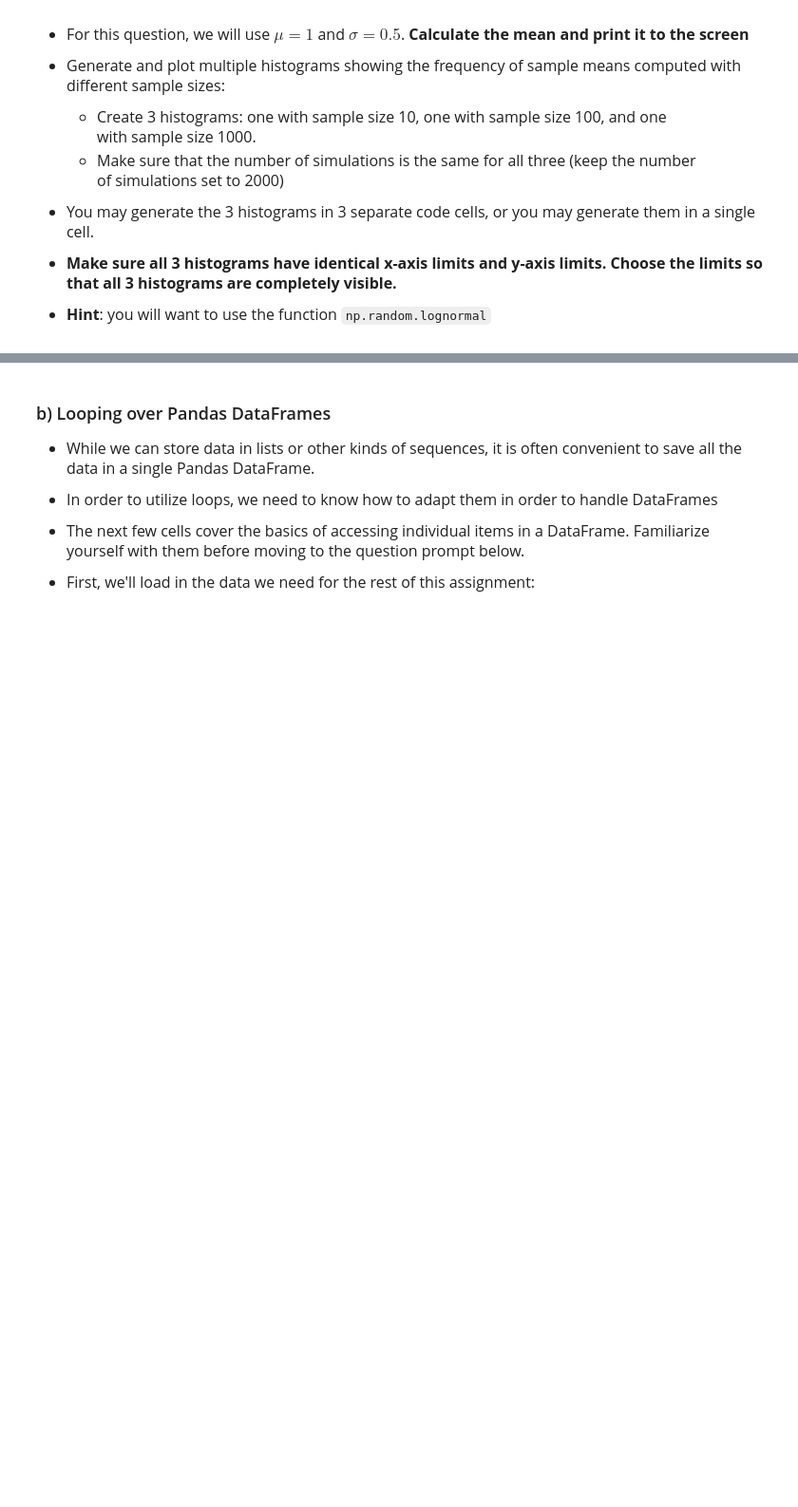
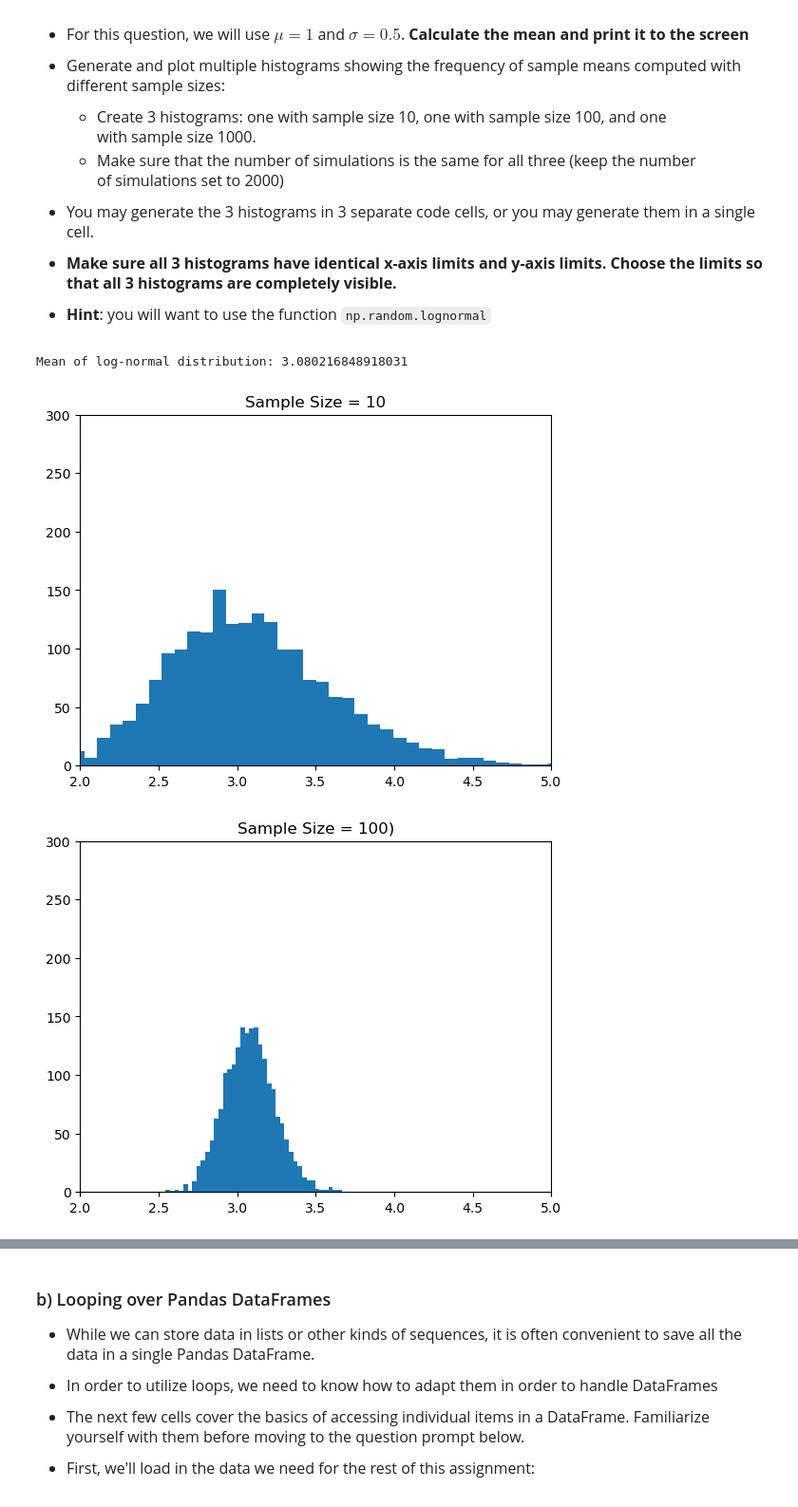
Before and after one commit to Irene7100/datasci151spring2026, a Jupyter notebook: _assignments/assignment_5/Assignment5.ipynb, the cells around one changed output, grey strips where cells are left out. Shown at 95% size. Cells and saved outputs as stored; diff of their text form; code cells hidden in the pictures; blank space fills up the shorter version.

```diff
--- a/_assignments/assignment_5/Assignment5.ipynb
+++ b/_assignments/assignment_5/Assignment5.ipynb
@@ -50,29 +50,66 @@ import matplotlib.pyplot as plt
 # %%
 # complete the code
 
 # you can do the problem in one code cell, or you can handle each sample size in a separate cell.
 
 ########### Sample Size 10
+#given parameters:
+mu = 1
+sigma = 0.5
+
+lognormal_mean = np.exp(mu + (sigma**2)/2)
+print("Mean of log-normal distribution:", lognormal_mean)
 
 np.random.seed(1234) # set the seed for reproducibility
 num_simulations = 2000
 
 # perform simulations, create histogram
+sample_means_10 = []
+for _ in range(num_simulations):
+    sample = np.random.lognormal(mean=mu, sigma=sigma, size=10)
+    sample_means_10.append(np.mean(sample))
+sample_means_10 = np.array(sample_means_10)
 
-
+plt.hist(sample_means_10, bins=40) #creating the histogram for sample size 10 here
+plt.title("Sample Size = 10")
+plt.xlim(2,5)
+plt.ylim(0,300)
+plt.show()
 
 ########### Sample Size 100
-
 np.random.seed(1234) # set the seed for reproducibility
 num_simulations = 2000
 
 # perform simulations, create histogram
+sample_means_100 = []
+for _ in range(num_simulations):
+    sample = np.random.lognormal(mean=mu, sigma=sigma, size=100)
+    sample_means_100.append(np.mean(sample))
+sample_means_100 = np.array(sample_means_100)
 
-
+plt.hist(sample_means_100, bins=40)
+plt.title("Sample Size = 100)")
+plt.xlim(2,5)
+plt.ylim(0,300)
+plt.show()
 
 ########### Sample Size 1000
-
 np.random.seed(1234) # set the seed for reproducibility
 num_simulations = 2000
 
 # perform simulations, create histogram
+sample_means_1000 = []
+for _ in range(num_simulations):
+    sample = np.random.lognormal(mean=mu, sigma=sigma, size=1000)
+    sample_means_1000.append(np.mean(sample))
+sample_means_1000 = np.array(sample_means_1000)
+
+plt.hist(sample_means_1000, bins=40)
+plt.title("Sample Size = 1000")
+plt.xlim(2,5)
+plt.ylim(0,300)
+plt.show()
+# %% [output]
+Mean of log-normal distribution: 3.080216848918031
+[figure, added]
+[figure, added]
```
Also changed, not shown: parts of 11 cells of this notebook.
